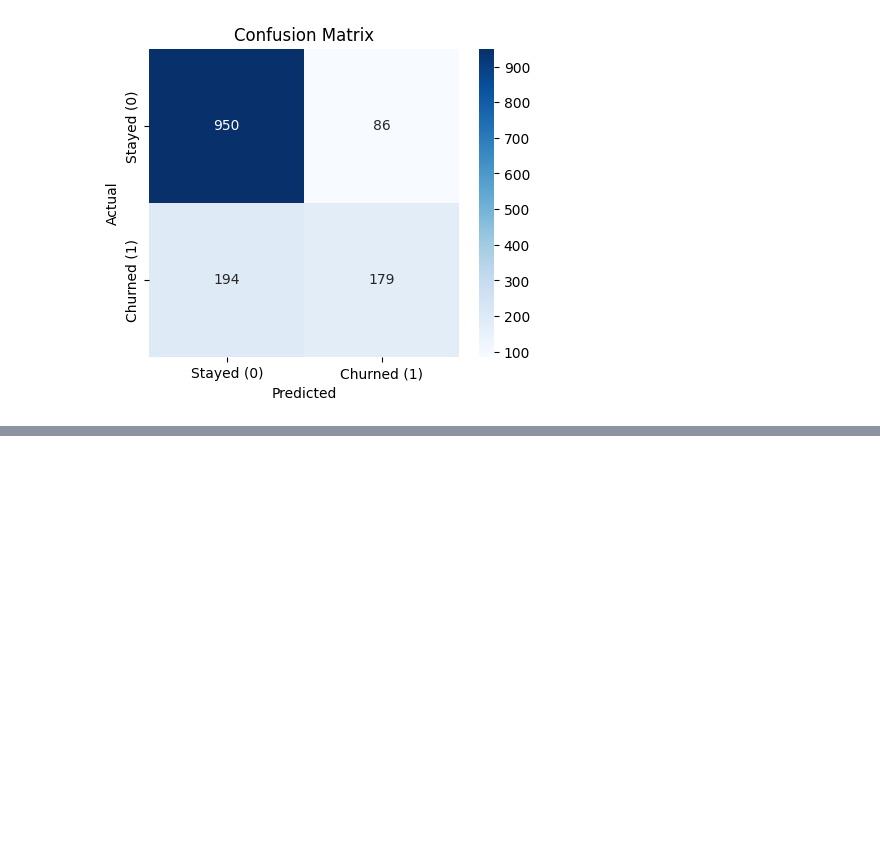
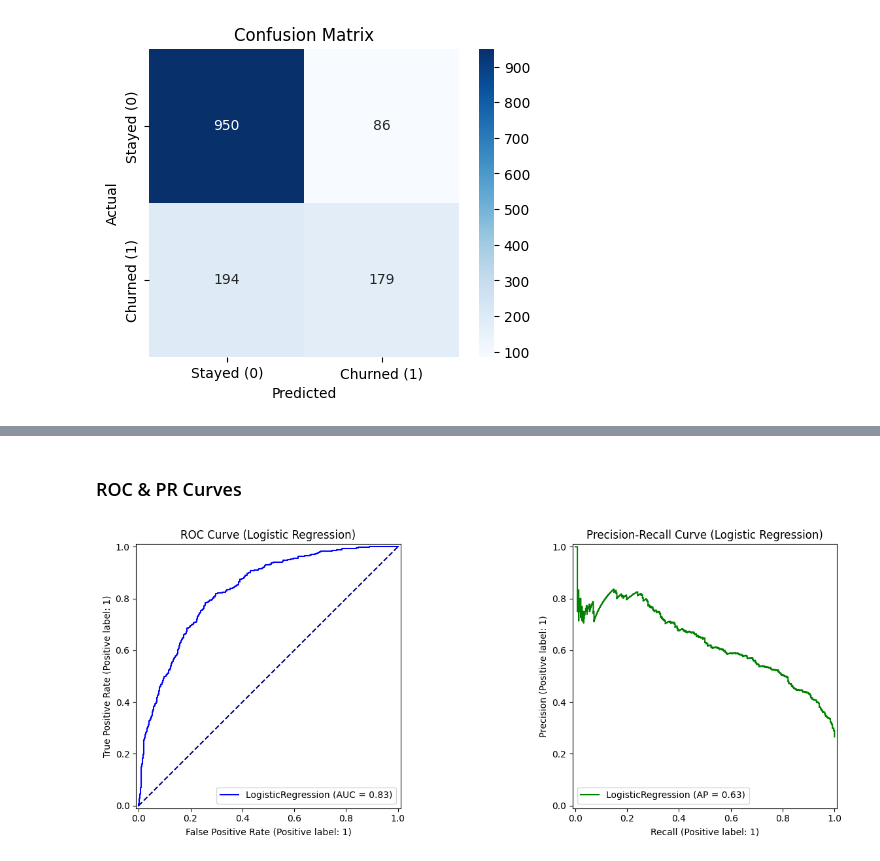
Before and after one commit to moubarak1ezzyani/Telecom-Churn-AI, a Jupyter notebook: notebooks/eda.ipynb, the cells around one changed output, grey strips where cells are left out. Drawn from its saved outputs; the diff is of its cells as text; code cells hidden in the pictures; blank space fills up the shorter version.

```diff
--- a/notebooks/eda.ipynb
+++ b/notebooks/eda.ipynb
@@ -361,0 +367,17 @@ plt.show()
+# %%
+# 1. Drop the rows that contain NaN (missing values)
+df_final = df_final.dropna()
+
+# 2. BULLETPROOF ENCODING: Only map if it's still text!
+if df_final['Churn'].dtype == 'O':  # 'O' means Object (text)
+    y = df_final['Churn'].map({'Yes': 1, 'No': 0})
+else:
+    y = df_final['Churn'] # It's already 1s and 0s, leave it alone!
+
+X = df_final.drop(['Churn', 'customerID'], axis=1, errors='ignore')
+X = pds.get_dummies(X, drop_first=True)
+
+# 3. Re-split the data
+X_train, X_test, y_train, y_test = train_test_split(X, y, test_size=0.2, random_state=42)
+
+print("Data successfully split and ready for the model!")
@@ -361,0 +386,5 @@ plt.show()
+# %%
+model_lr = LogisticRegression(max_iter=1000, random_state=42) # max_iter=1000 : enough time to converge
+
+model_lr.fit(X_train, y_train)
+print("Logistic Regression training completed!\n")
@@ -361,0 +424,18 @@ plt.show()
+# %% [markdown]
+### ROC & PR Curves
+# %%
+fig, axes = plt.subplots(1, 2, figsize=(14, 5))
+
+# Plot ROC Curve
+RocCurveDisplay.from_estimator(model_lr, X_test, y_test, ax=axes[0], color='blue')
+axes[0].set_title('ROC Curve (Logistic Regression)')
+axes[0].plot([0, 1], [0, 1], color='navy', linestyle='--') # Add diagonal line
+
+# Plot Precision-Recall (PR) Curve
+PrecisionRecallDisplay.from_estimator(model_lr, X_test, y_test, ax=axes[1], color='green')
+axes[1].set_title('Precision-Recall Curve (Logistic Regression)')
+
+plt.tight_layout()
+plt.show()
+# %% [output]
+[figure, added]
```
Also changed, not shown: parts of 15 cells of this notebook.
